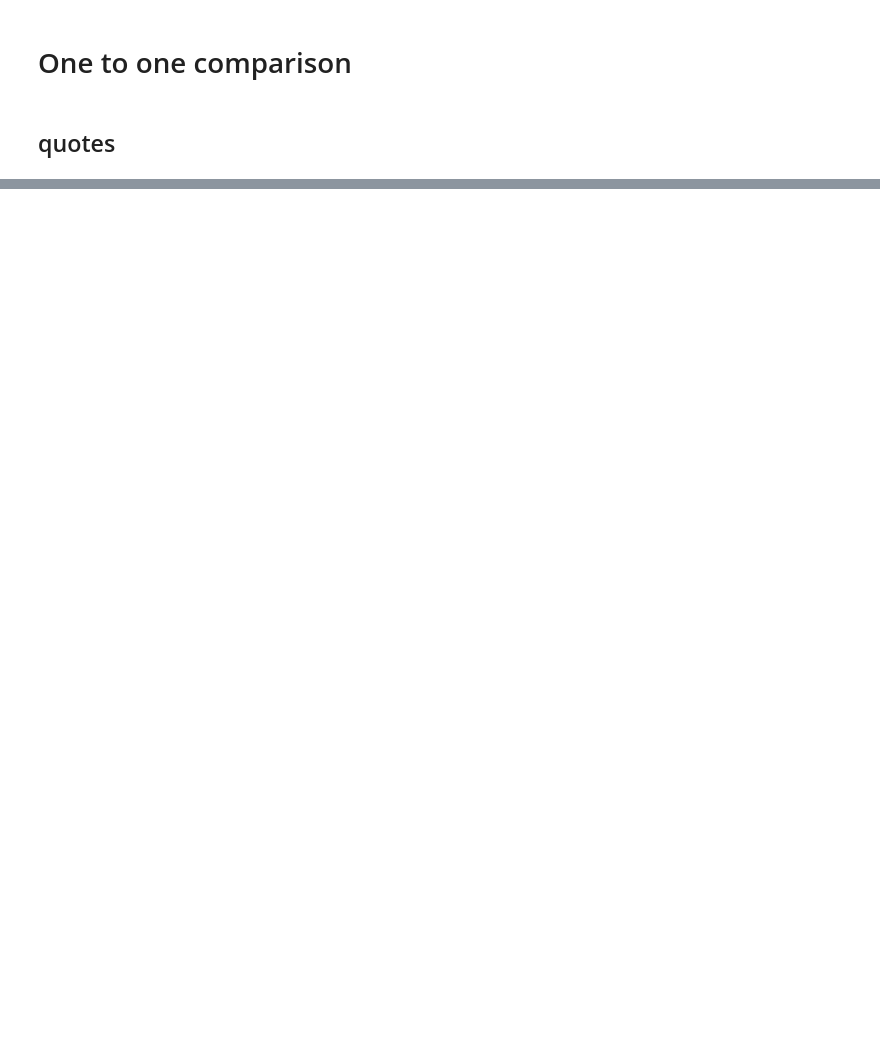
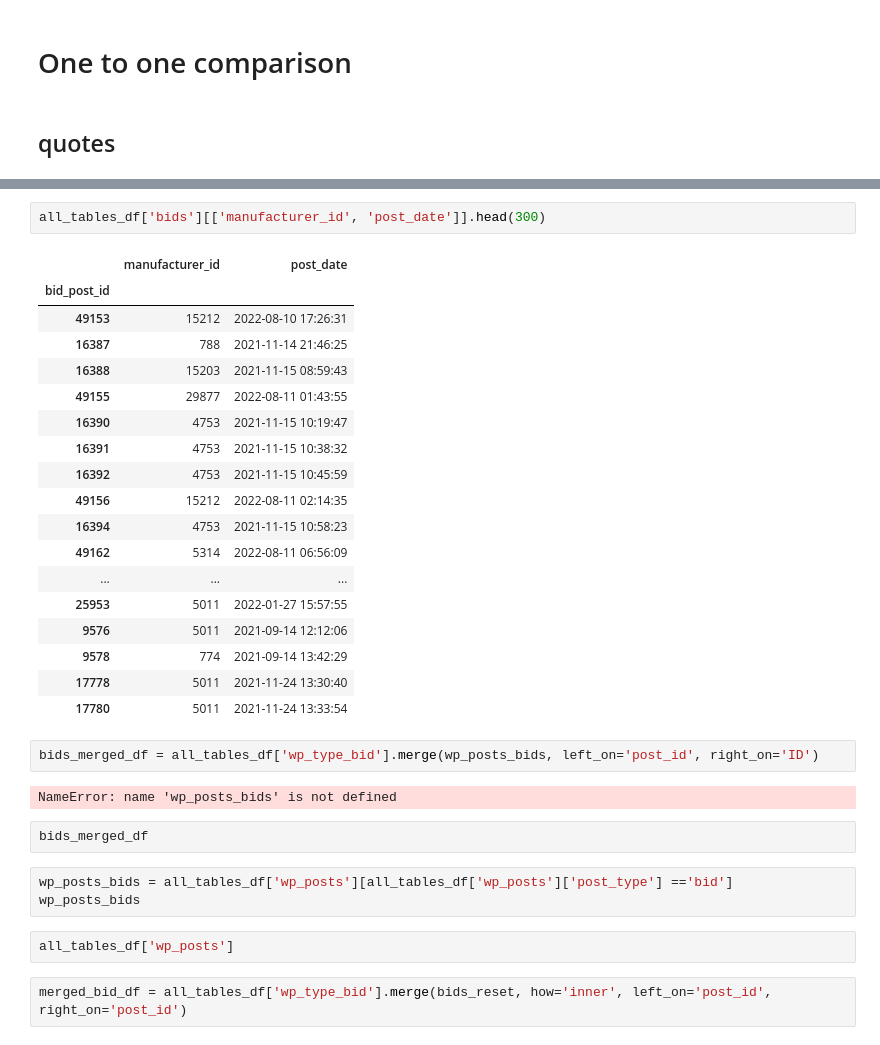
Before and after one commit to ophir-friedler/manufuture, a Jupyter notebook: manu_python/one to one with wp_type_XXX tables .ipynb, the cells around one changed output, grey strips where cells are left out. Saved outputs shown, nothing was run; the diff lists cells and outputs as text; blank space fills up the shorter version.

```diff
--- a/manu_python/one to one with wp_type_XXX tables .ipynb
+++ b/manu_python/one to one with wp_type_XXX tables .ipynb
@@ -133,0 +149,34 @@ column is_bid_chosen is in table_a but not in table_b
+# %%
+all_tables_df['bids'][['manufacturer_id', 'post_date']].head(300)
+# %% [output]
+|  | manufacturer_id | post_date |
+| bid_post_id |  |  |
+| 49153 | 15212 | 2022-08-10 17:26:31 |
+| 16387 | 788 | 2021-11-14 21:46:25 |
+| 16388 | 15203 | 2021-11-15 08:59:43 |
+| 49155 | 29877 | 2022-08-11 01:43:55 |
+| 16390 | 4753 | 2021-11-15 10:19:47 |
+| 16391 | 4753 | 2021-11-15 10:38:32 |
+| 16392 | 4753 | 2021-11-15 10:45:59 |
+| 49156 | 15212 | 2022-08-11 02:14:35 |
+| 16394 | 4753 | 2021-11-15 10:58:23 |
+| 49162 | 5314 | 2022-08-11 06:56:09 |
+| ... | ... | ... |
+| 25953 | 5011 | 2022-01-27 15:57:55 |
+| 9576 | 5011 | 2021-09-14 12:12:06 |
+| 9578 | 774 | 2021-09-14 13:42:29 |
+| 17778 | 5011 | 2021-11-24 13:30:40 |
+| 17780 | 5011 | 2021-11-24 13:33:54 |
+# %%
+bids_merged_df = all_tables_df['wp_type_bid'].merge(wp_posts_bids, left_on='post_id', right_on='ID')
+# %% [output]
+NameError: name 'wp_posts_bids' is not defined
+# %%
+bids_merged_df
+# %%
+wp_posts_bids = all_tables_df['wp_posts'][all_tables_df['wp_posts']['post_type'] =='bid']
+wp_posts_bids
+# %%
+all_tables_df['wp_posts']
+# %%
+merged_bid_df = all_tables_df['wp_type_bid'].merge(bids_reset, how='inner', left_on='post_id', right_on='post_id')
```
Also changed, not shown: parts of 18 cells of this notebook, 8 other files.
